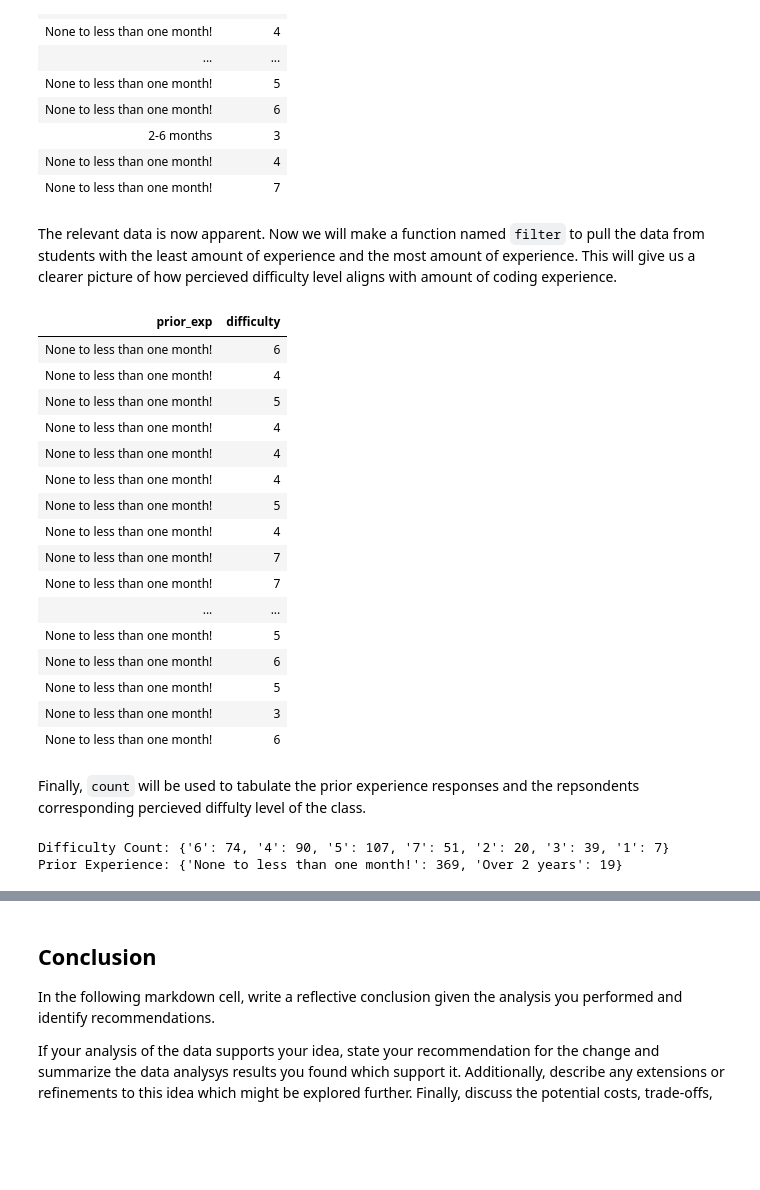
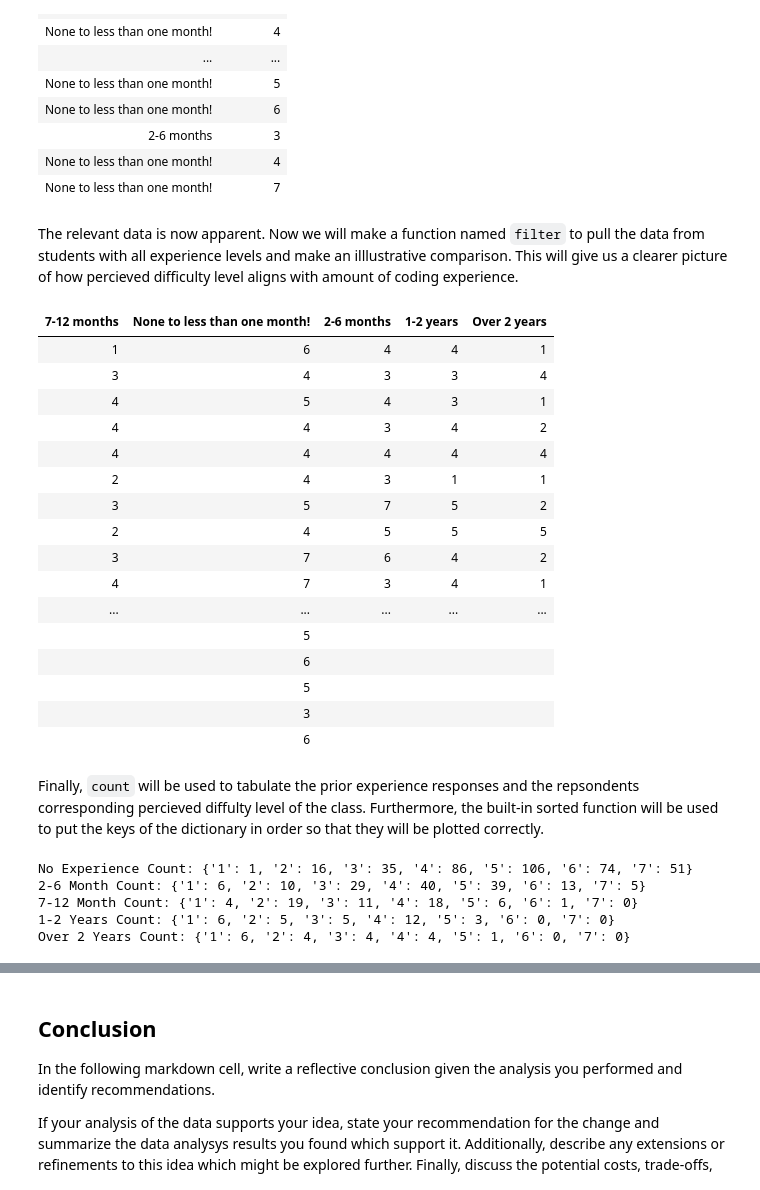
Before and after one commit to gracieam/comp110-22s-workspace, a Jupyter notebook: exercises/ex08/analysis.ipynb, the cells around one changed output, grey strips where cells are left out. Cells and saved outputs as stored; diff of their text form; code cells hidden in the pictures; blank space fills up the shorter version.

```diff
--- a/exercises/ex08/analysis.ipynb
+++ b/exercises/ex08/analysis.ipynb
@@ -121,35 +121,59 @@ tabulate(head(selected_data, 20), selected_data.keys(), "html")
 | None to less than one month! | 4 |
 | None to less than one month! | 7 |
 # %% [markdown]
-The relevant data is now apparent. Now we will make a function named `filter` to pull the data from students with the least amount of experience and the most amount of experience. This will give us a clearer picture of how percieved difficulty level aligns with amount of coding experience.
+The relevant data is now apparent. Now we will make a function named `filter` to pull the data from students with all experience levels and make an illlustrative comparison. This will give us a clearer picture of how percieved difficulty level aligns with amount of coding experience.
 # %%
-filtered: dict[str, list[str]] = filter(selected_data, "prior_exp", "difficulty")
+filtered: dict[str, list[str]] = super_filter(selected_data, "prior_exp", "difficulty")
 tabulate(filtered, filtered.keys(), "html")
 # %% [output]
-| prior_exp | difficulty |
-| None to less than one month! | 6 |
-| None to less than one month! | 4 |
-| None to less than one month! | 5 |
-| None to less than one month! | 4 |
-| None to less than one month! | 4 |
-| None to less than one month! | 4 |
-| None to less than one month! | 5 |
-| None to less than one month! | 4 |
-| None to less than one month! | 7 |
-| None to less than one month! | 7 |
-| ... | ... |
-| None to less than one month! | 5 |
-| None to less than one month! | 6 |
-| None to less than one month! | 5 |
-| None to less than one month! | 3 |
-| None to less than one month! | 6 |
+| 7-12 months | None to less than one month! | 2-6 months | 1-2 years | Over 2 years |
+| 1 | 6 | 4 | 4 | 1 |
+| 3 | 4 | 3 | 3 | 4 |
+| 4 | 5 | 4 | 3 | 1 |
+| 4 | 4 | 3 | 4 | 2 |
+| 4 | 4 | 4 | 4 | 4 |
+| 2 | 4 | 3 | 1 | 1 |
+| 3 | 5 | 7 | 5 | 2 |
+| 2 | 4 | 5 | 5 | 5 |
+| 3 | 7 | 6 | 4 | 2 |
+| 4 | 7 | 3 | 4 | 1 |
+| ... | ... | ... | ... | ... |
+|  | 5 |  |  |  |
+|  | 6 |  |  |  |
+|  | 5 |  |  |  |
+|  | 3 |  |  |  |
+|  | 6 |  |  |  |
 # %% [markdown]
-Finally, `count` will be used to tabulate the prior experience responses and the repsondents corresponding percieved diffulty level of the class.
+Finally, `count` will be used to tabulate the prior experience responses and the repsondents corresponding percieved diffulty level of the class. Furthermore, the built-in sorted function will be used to put the keys of the dictionary in order so that they will be plotted correctly.
-# %%
-difficulty_counts: dict[str, int] = count(filtered["difficulty"])
-prior_exp_counts: dict[str, int] = count(filtered["prior_exp"])
-print(f"Difficulty Count: {difficulty_counts}")
-print(f"Prior Experience: {prior_exp_counts}")
-# %% [output]
-Difficulty Count: {'6': 74, '4': 90, '5': 107, '7': 51, '2': 20, '3': 39, '1': 7}
-Prior Experience: {'None to less than one month!': 369, 'Over 2 years': 19}
+# %%
+no_xp_count: dict[str, int] = count(filtered["None to less than one month!"])
+sorted_no_xp_count: dict[str, int] = dict(sorted(no_xp_count.items()))
+print(f"No Experience Count: {sorted_no_xp_count}")
+
+
+two_to_six_mo: dict[str, int] = count(filtered["2-6 months"])
+sorted_two_to_six_mo: dict[str, int] = dict(sorted(two_to_six_mo.items()))
+print(f"2-6 Month Count: {sorted_two_to_six_mo}")
+
+seven_to_twelve_mo: dict[str, int] = count(filtered["7-12 months"])
+seven_to_twelve_mo['7'] = 0
+sorted_seven_to_twelve_mo: dict[str, int] = dict(sorted(seven_to_twelve_mo.items()))
+print(f"7-12 Month Count: {sorted_seven_to_twelve_mo}")
+
+one_to_two_yrs: dict[str, int] = count(filtered["1-2 years"])
+one_to_two_yrs['6'] = 0
+one_to_two_yrs['7'] = 0
+sorted_one_to_two_yrs: dict[str, int] = dict(sorted(one_to_two_yrs.items()))
+print(f"1-2 Years Count: {sorted_one_to_two_yrs}")
+
+over_two_yrs: dict[str, int] = count(filtered["Over 2 years"])
+over_two_yrs['6'] = 0
+over_two_yrs['7'] = 0
+sorted_over_two_yrs: dict[str, int] = dict(sorted(over_two_yrs.items()))
+print(f"Over 2 Years Count: {sorted_over_two_yrs}")
+# %% [output]
+No Experience Count: {'1': 1, '2': 16, '3': 35, '4': 86, '5': 106, '6': 74, '7': 51}
+2-6 Month Count: {'1': 6, '2': 10, '3': 29, '4': 40, '5': 39, '6': 13, '7': 5}
+7-12 Month Count: {'1': 4, '2': 19, '3': 11, '4': 18, '5': 6, '6': 1, '7': 0}
+1-2 Years Count: {'1': 6, '2': 5, '3': 5, '4': 12, '5': 3, '6': 0, '7': 0}
+Over 2 Years Count: {'1': 6, '2': 4, '3': 4, '4': 4, '5': 1, '6': 0, '7': 0}
```
Also changed, not shown: parts of 4 cells of this notebook, 1 other file.
